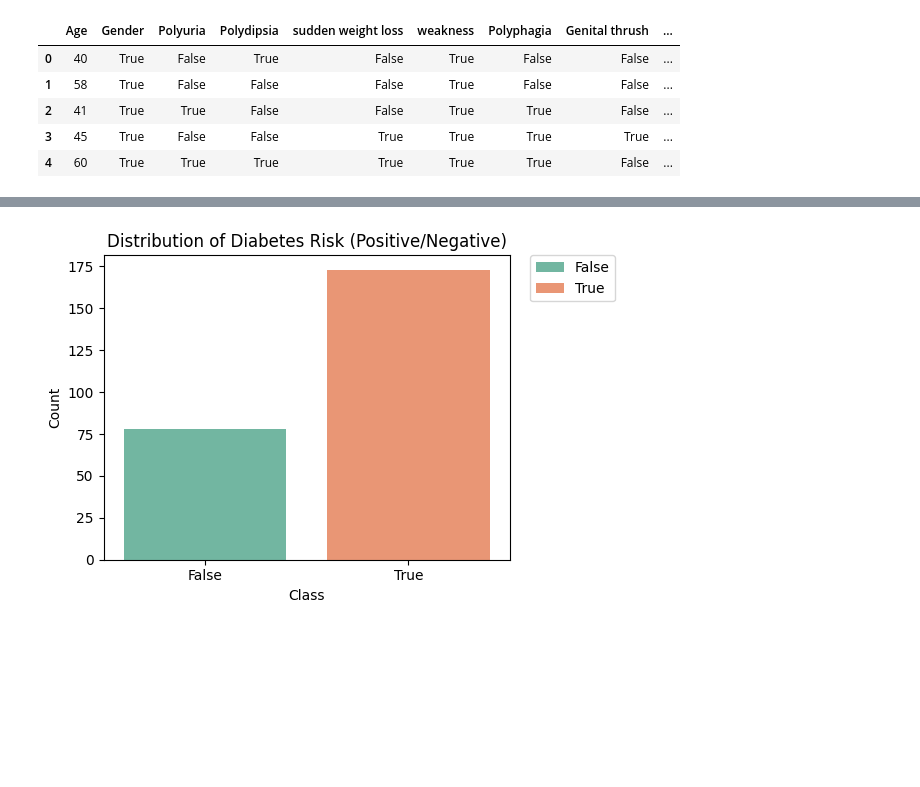
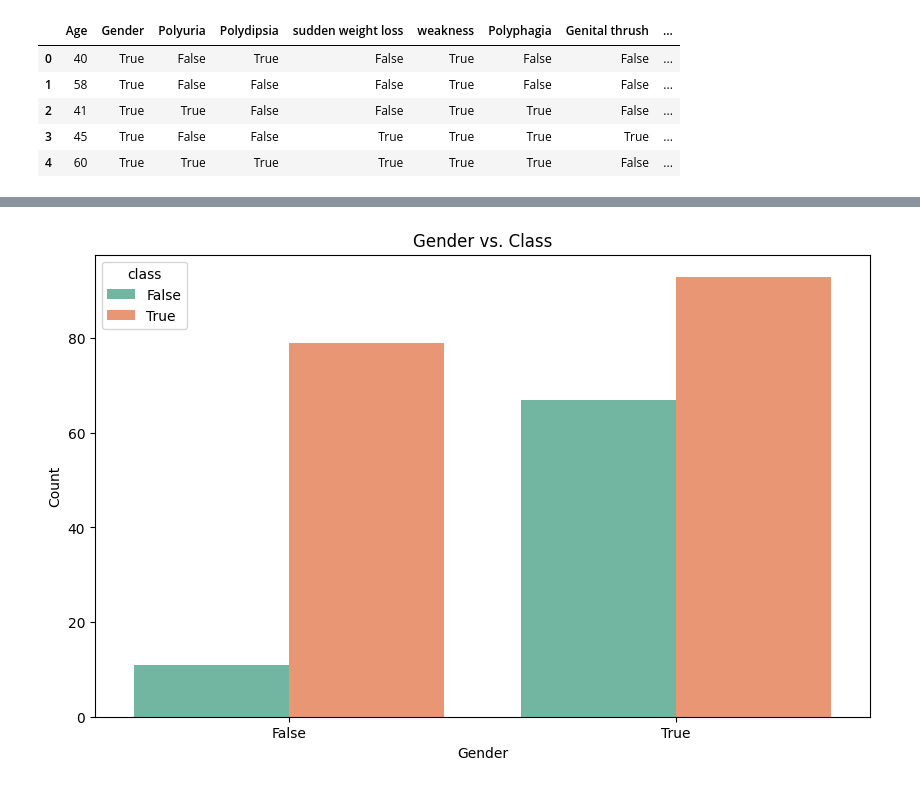
Before and after one commit to Ax3lrod/diabetes-risk-prediction-eda, a Jupyter notebook: eda.ipynb, the cells around one changed output, grey strips where cells are left out. Saved outputs shown, nothing was run; the diff lists cells and outputs as text; code cells hidden in the pictures; blank space fills up the shorter version.

```diff
--- a/eda.ipynb
+++ b/eda.ipynb
@@ -168,0 +236,29 @@ data.head()
+# %%
+# Menghitung Q1 (Kuartil 1) atau persentil ke-25 dari kolom 'Age'
+Q1 = np.percentile(data['Age'], 25, interpolation='midpoint')
+
+# Menghitung Q3 (Kuartil 3) atau persentil ke-75 dari kolom 'Age'
+Q3 = np.percentile(data['Age'], 75, interpolation='midpoint')
+
+# Menghitung Interquartile Range (IQR)
+IQR = Q3 - Q1
+
+# Menampilkan jumlah data sebelum menghapus outlier
+print("Old Shape: ", data.shape)
+
+# Menghitung batas atas dan bawah
+upper_bound = Q3 + 1.5 * IQR
+lower_bound = Q1 - 1.5 * IQR
+
+# Menghapus outlier dari kolom 'Age'
+data = data[(data['Age'] >= lower_bound) & (data['Age'] <= upper_bound)].copy()
+
+# Menampilkan jumlah data setelah penghapusan
+print("New Shape:", data.shape)
+
+# Plot ulang untuk memastikan outlier sudah hilang
+plt.figure(figsize=(8,5))
+color = sns.color_palette('Set2')[0]
+
+sns.boxplot(data=data, x='Age', color=color)
+plt.show()
@@ -169,13 +281,12 @@ data.head()
 # %%
-# Visualisasi setiap label (class)
-plt.figure(figsize=(6, 4))
-sns.countplot(x='class', hue='class', data=data, palette='Set2')
-plt.title('Distribution of Diabetes Risk (Positive/Negative)')
-plt.xlabel('Class')
+# Countplot yang menunjukkan distribusi jumlah individu berdasarkan gender dan kelasnya
+
+plt.figure(figsize=(10,6))
+sns.countplot(data=data, x='Gender', hue='class', palette='Set2')
+plt.title('Gender vs. Class')
+plt.xlabel('Gender')
 plt.ylabel('Count')
-plt.legend(bbox_to_anchor=(1.05, 1), loc='upper left', borderaxespad=0)
-plt.tight_layout()
 plt.show()
 # %% [output]
-[figure, old version]
+[figure, new version]
 # %%
```
Also changed, not shown: parts of 12 cells of this notebook.
